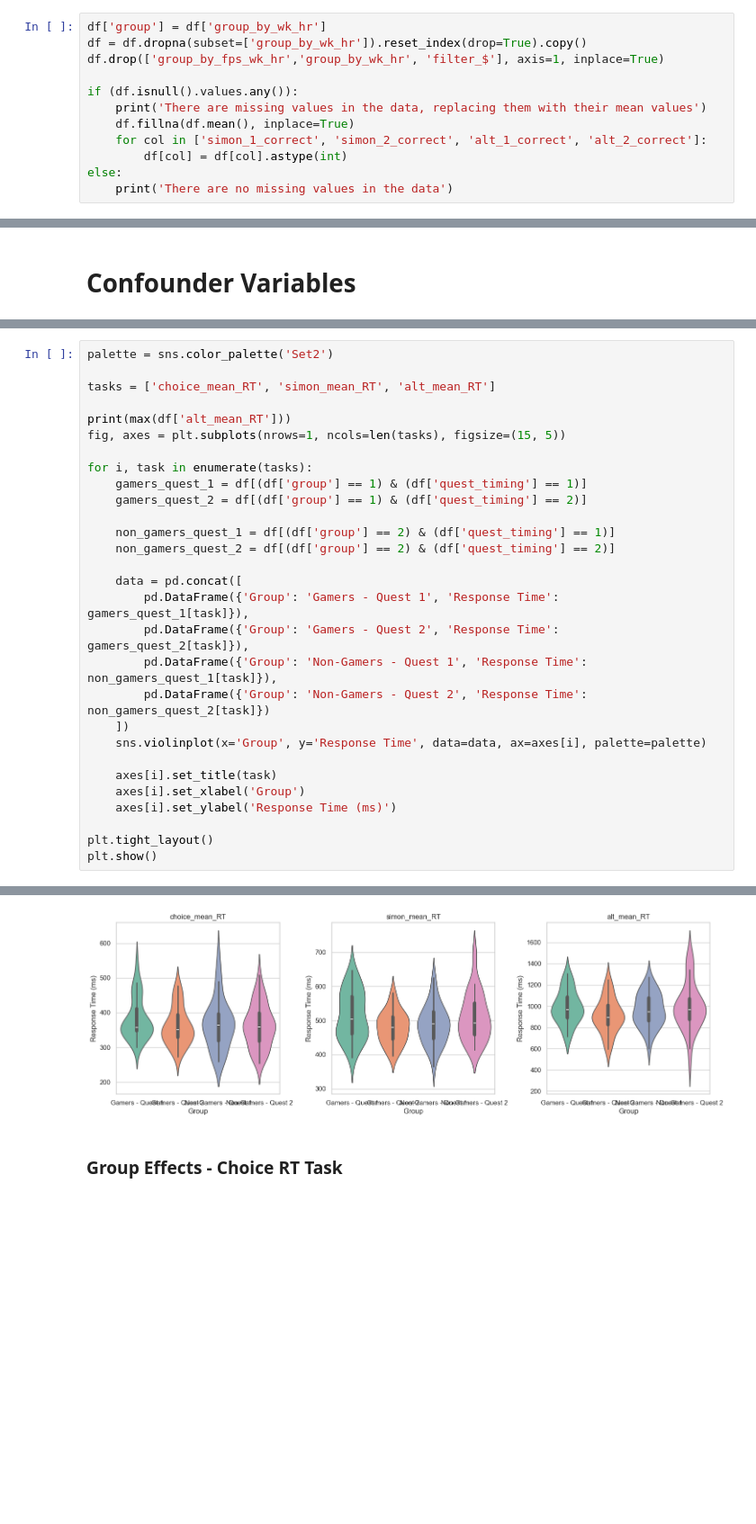
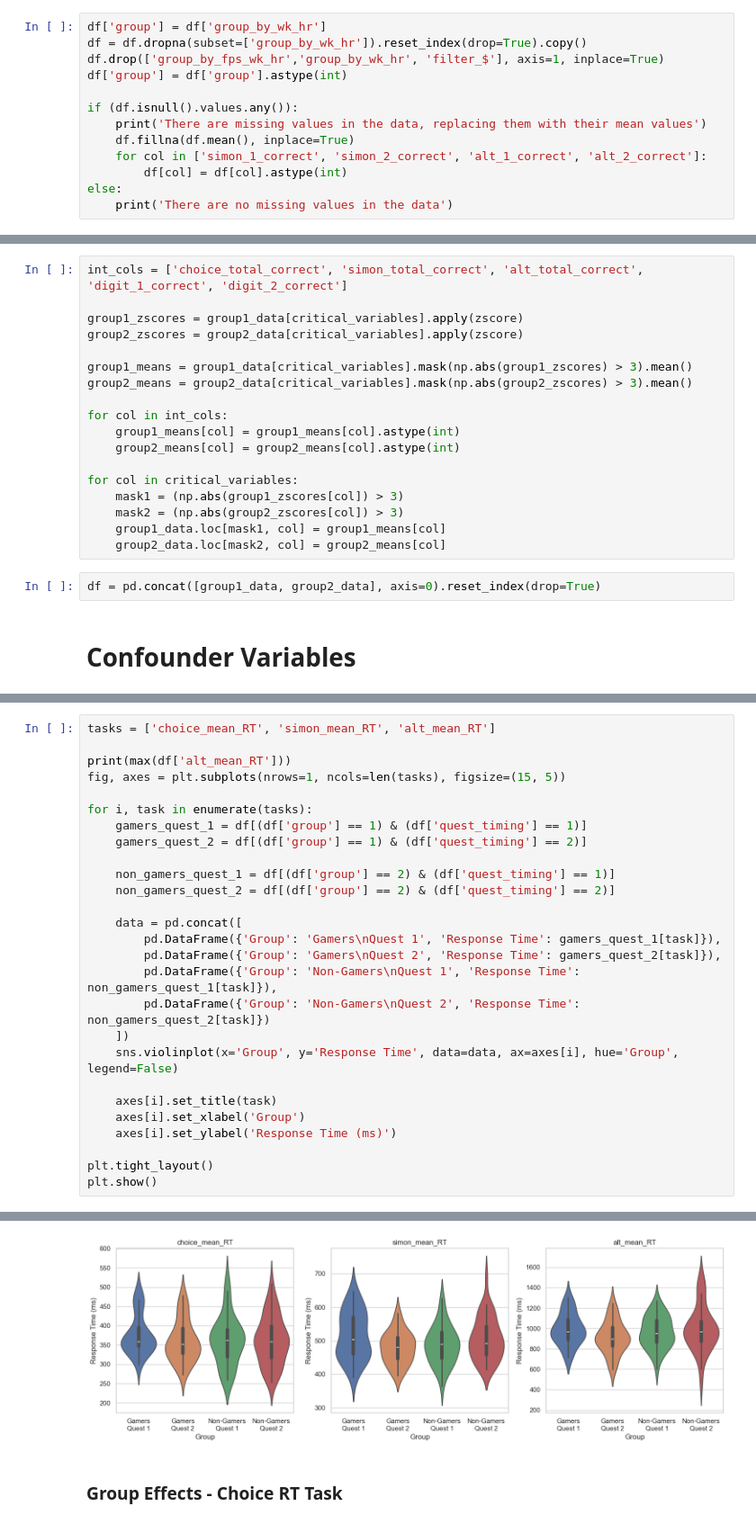
Before and after one commit to ROHIT32767/Reaction-time-and-working-memory-in-gamers-and-non-gamers, a Jupyter notebook: project.ipynb, the cells around one changed output, grey strips where cells are left out. Shown at 90% size. Saved outputs shown, nothing was run; the diff lists cells and outputs as text; blank space fills up the shorter version.

Commit message:
add data preparation

```diff
--- a/project.ipynb
+++ b/project.ipynb
@@ -72,6 +72,7 @@ critical_variables = ['choice_mean_RT', 'choice_total_correct', 'simon_mean_RT',
 df['group'] = df['group_by_wk_hr']
 df = df.dropna(subset=['group_by_wk_hr']).reset_index(drop=True).copy()
 df.drop(['group_by_fps_wk_hr','group_by_wk_hr', 'filter_$'], axis=1, inplace=True)
+df['group'] = df['group'].astype(int)
 
 if (df.isnull().values.any()):
     print('There are missing values in the data, replacing them with their mean values')
@@ -163,3 +130,23 @@ df_masked = df.where(group1_zscores.abs() <= 3, means, axis=1)
+# %%
+int_cols = ['choice_total_correct', 'simon_total_correct', 'alt_total_correct', 'digit_1_correct', 'digit_2_correct']
+
+group1_zscores = group1_data[critical_variables].apply(zscore)
+group2_zscores = group2_data[critical_variables].apply(zscore)
+
+group1_means = group1_data[critical_variables].mask(np.abs(group1_zscores) > 3).mean()
+group2_means = group2_data[critical_variables].mask(np.abs(group2_zscores) > 3).mean()
+
+for col in int_cols:
+    group1_means[col] = group1_means[col].astype(int)
+    group2_means[col] = group2_means[col].astype(int)
+
+for col in critical_variables:
+    mask1 = (np.abs(group1_zscores[col]) > 3)
+    mask2 = (np.abs(group2_zscores[col]) > 3)
+    group1_data.loc[mask1, col] = group1_means[col]
+    group2_data.loc[mask2, col] = group2_means[col]
+# %%
+df = pd.concat([group1_data, group2_data], axis=0).reset_index(drop=True)
 # %% [markdown]
 # Confounder Variables
 # %%
@@ -191,6 +160,4 @@ Notes:
 # %%
-palette = sns.color_palette('Set2')
-
 tasks = ['choice_mean_RT', 'simon_mean_RT', 'alt_mean_RT']
 
 print(max(df['alt_mean_RT']))
@@ -204,12 +171,12 @@ for i, task in enumerate(tasks):
     non_gamers_quest_2 = df[(df['group'] == 2) & (df['quest_timing'] == 2)]
 
     data = pd.concat([
-        pd.DataFrame({'Group': 'Gamers - Quest 1', 'Response Time': gamers_quest_1[task]}),
-        pd.DataFrame({'Group': 'Gamers - Quest 2', 'Response Time': gamers_quest_2[task]}),
-        pd.DataFrame({'Group': 'Non-Gamers - Quest 1', 'Response Time': non_gamers_quest_1[task]}),
-        pd.DataFrame({'Group': 'Non-Gamers - Quest 2', 'Response Time': non_gamers_quest_2[task]})
+        pd.DataFrame({'Group': 'Gamers\nQuest 1', 'Response Time': gamers_quest_1[task]}),
+        pd.DataFrame({'Group': 'Gamers\nQuest 2', 'Response Time': gamers_quest_2[task]}),
+        pd.DataFrame({'Group': 'Non-Gamers\nQuest 1', 'Response Time': non_gamers_quest_1[task]}),
+        pd.DataFrame({'Group': 'Non-Gamers\nQuest 2', 'Response Time': non_gamers_quest_2[task]})
     ])
-    sns.violinplot(x='Group', y='Response Time', data=data, ax=axes[i], palette=palette)
+    sns.violinplot(x='Group', y='Response Time', data=data, ax=axes[i], hue='Group', legend=False)
 
     axes[i].set_title(task)
     axes[i].set_xlabel('Group')
@@ -233,4 +189,4 @@ Passing `palette` without assigning `hue` is deprecated and will be removed in v
-[figure, old version]
+[figure, new version]
 # %% [markdown]
 ### Group Effects - Choice RT Task
 # %%
```
Also changed, not shown: parts of 29 cells of this notebook.
